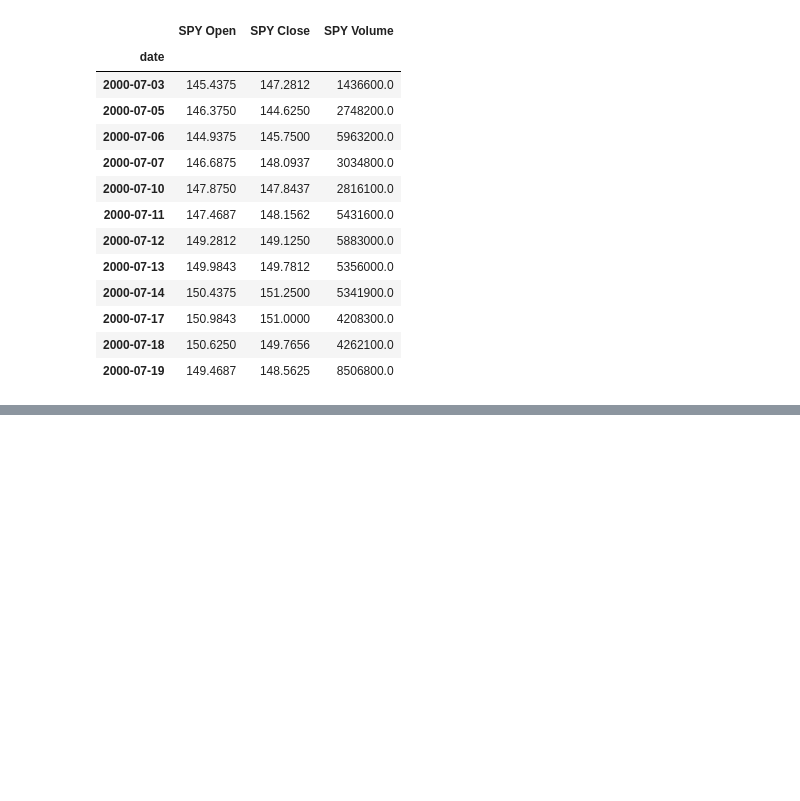
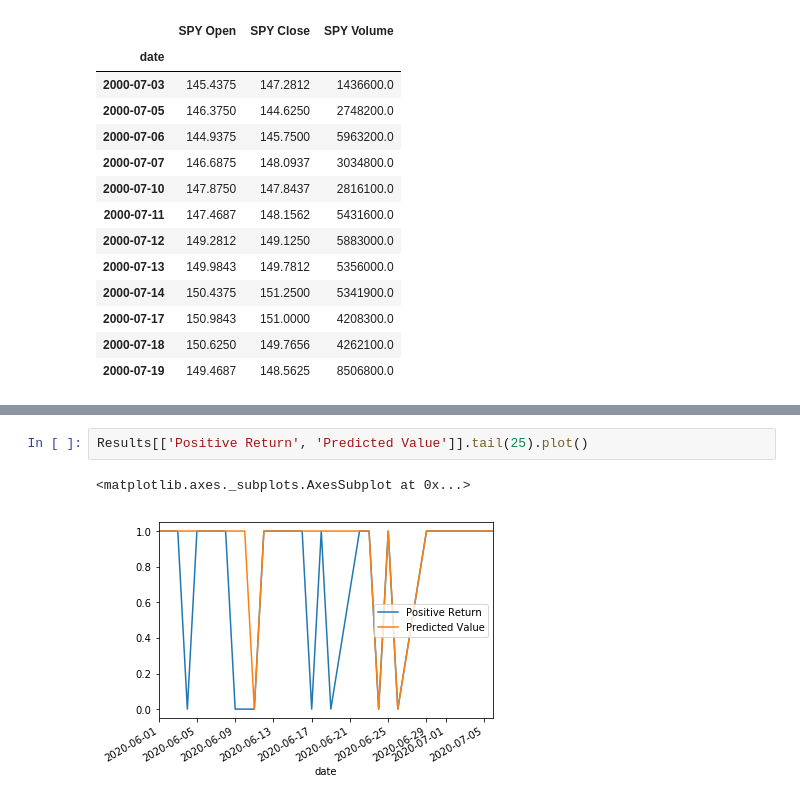
Before and after one commit to Akstiner96/Project_2_dream_team, a Jupyter notebook: ml_model.ipynb, the cells around one changed output, grey strips where cells are left out. Drawn from its saved outputs; the diff is of its cells as text; blank space fills up the shorter version.

```diff
--- a/ml_model.ipynb
+++ b/ml_model.ipynb
@@ -22,0 +246,5 @@ cleaned.head(12)
+# %%
+Results[['Positive Return', 'Predicted Value']].tail(25).plot()
+# %% [output]
+<matplotlib.axes._subplots.AxesSubplot at 0x...>
+[figure, added]
```
Also changed, not shown: parts of 17 cells of this notebook, 1 other file.
